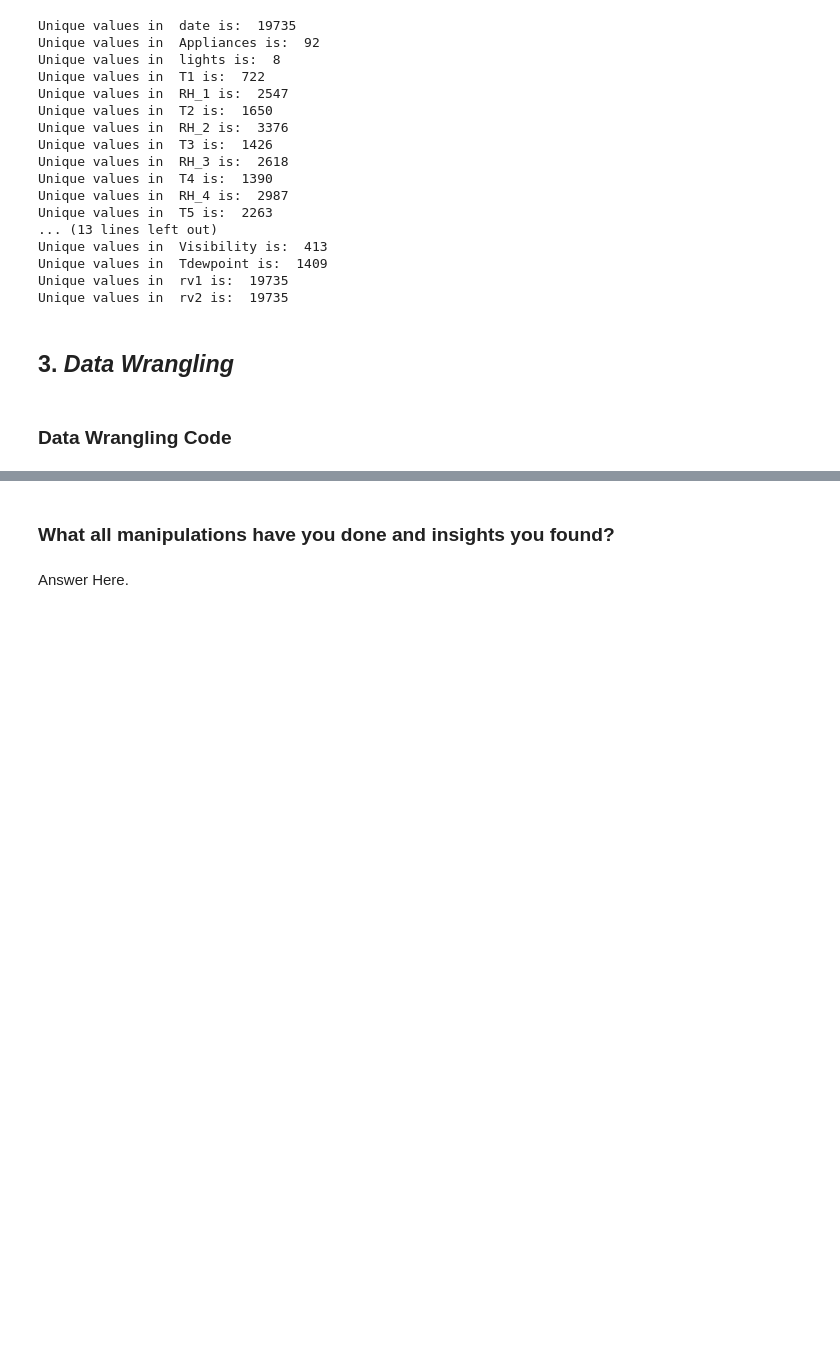
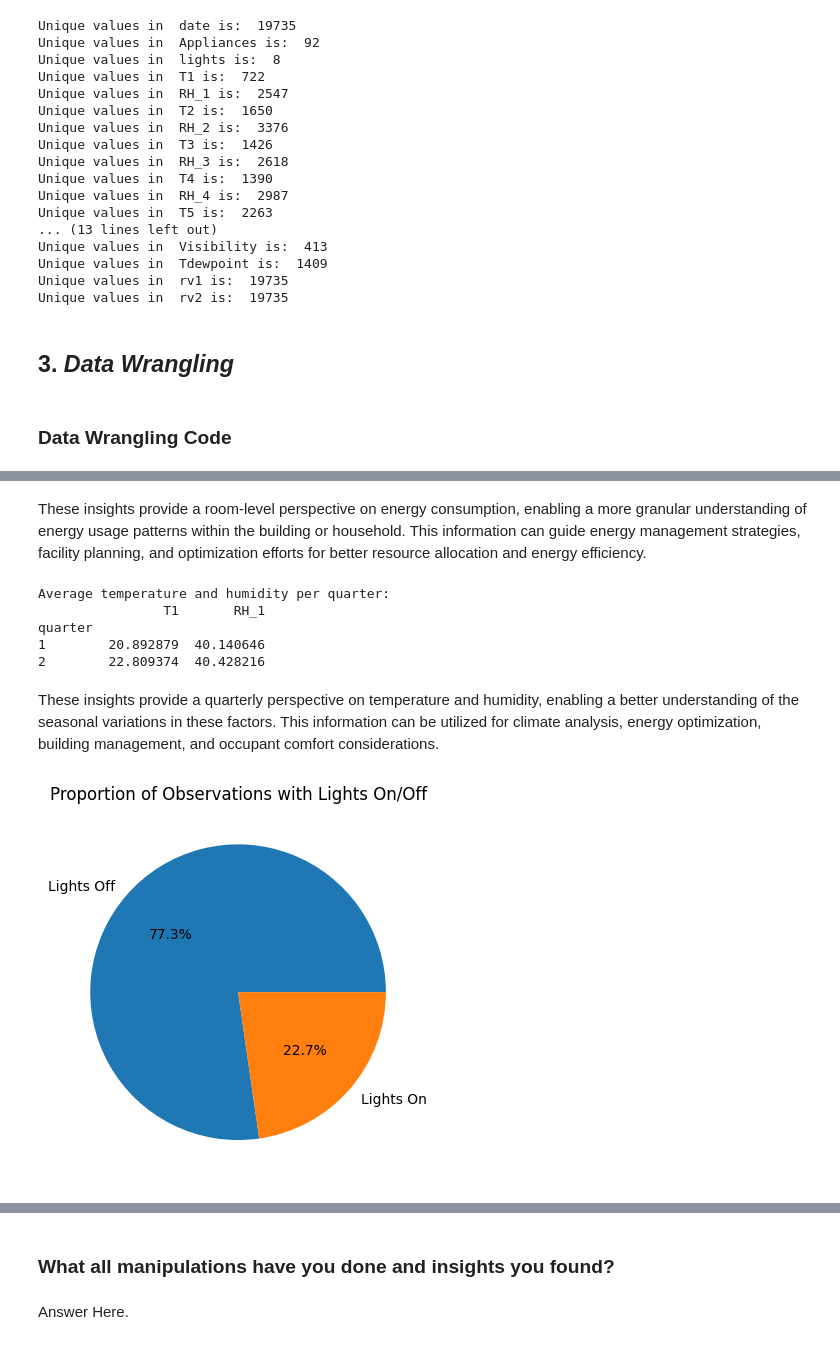
Before and after one commit to ruksz/EnergyPredictionML, a Jupyter notebook: ML_Capstone_Project_Appliance_Energy_Prediction_.ipynb, the cells around one changed output, grey strips where cells are left out. Drawn from its saved outputs; the diff is of its cells as text; code cells hidden in the pictures; blank space fills up the shorter version.

```diff
--- a/ML_Capstone_Project_Appliance_Energy_Prediction_.ipynb
+++ b/ML_Capstone_Project_Appliance_Energy_Prediction_.ipynb
@@ -108,7 +108,7 @@ Mounted at /content/drive
 ### Dataset First View
 # %%
 # Dataset First Look
-df = pd.read_csv('/content/drive/MyDrive/MLProject/data_application_energy.csv')
+dataframe_df = pd.read_csv('/content/drive/MyDrive/MLProject/data_application_energy.csv')
 # %% [markdown]
 ### Dataset Rows & Columns count
 # %%
@@ -466,0 +299,3 @@ selected_columns = ['T1', 'RH_1']
+# %%
+unnecessary_columns = ['rv1', 'rv2']  # unnecessary columns
+df = df.drop(unnecessary_columns, axis=1)
@@ -466,0 +312,28 @@ selected_columns = ['T1', 'RH_1']
+# %%
+# Extract date and time features from the 'date' column
+df['date'] = pd.to_datetime(df['date']) # Convert 'date' column to datetime format
+df['hour'] = df['date'].dt.hour  # Extract hour of the day
+df['date'] = pd.to_datetime(df['date']).dt.date  # Extract only the date part
+
+# Converting the date column to datetime format
+df['date'] = pd.to_datetime(df['date'])
+
+# Extracting features to capture seasonal patterns
+df['month'] = df['date'].dt.month
+df['quarter'] = df['date'].dt.quarter
+# %%
+# Calculate average energy consumption per day
+daily_energy_consumption = df.groupby('date')['Appliances'].mean()
+df = df.merge(daily_energy_consumption, on='date', how='left')
+df.rename(columns={'Appliances_y': 'avg_daily_energy_consumption'}, inplace=True)
+df.rename(columns={'Appliances_x': 'Appliances'}, inplace=True)
+
+# New column for the average temperature across all rooms
+df['Avg_Temperature'] = df[['T1', 'T2', 'T3', 'T4']].mean(axis=1)
+
+# difference between the indoor and outdoor temperature
+df['Temperature_Diff'] = df['Avg_Temperature'] - df['T_out']
+
+print('Average energy consumption per day:')
+print(daily_energy_consumption)
+print('\nMax Average energy consumption was:', daily_energy_consumption.max(), 'on day', daily_energy_consumption.idxmax().date())
@@ -466,0 +406,28 @@ selected_columns = ['T1', 'RH_1']
+# %% [markdown]
+ These insights provide a room-level perspective on energy consumption, enabling a more granular understanding of energy usage patterns within the building or household. This information can guide energy management strategies, facility planning, and optimization efforts for better resource allocation and energy efficiency.
+# %%
+# Compute the average temperature and humidity per quarter
+quarterly_stats = df.groupby('quarter')[['T1', 'RH_1']].mean()
+print("\nAverage temperature and humidity per quarter:")
+print(quarterly_stats)
+# %% [output]
+Average temperature and humidity per quarter:
+                T1       RH_1
+quarter
+1        20.892879  40.140646
+2        22.809374  40.428216
+# %% [markdown]
+ These insights provide a quarterly perspective on temperature and humidity, enabling a better understanding of the seasonal variations in these factors. This information can be utilized for climate analysis, energy optimization, building management, and occupant comfort considerations.
+# %%
+#Creating binary column indicating if the lights were turned on or off
+df['Lights_On'] = df['lights'].apply(lambda x: 1 if x > 0 else 0)
+
+# Counting the number of observations where lights are on/off
+lights_counts = df['Lights_On'].value_counts()
+
+# Creating a pie chart
+plt.pie(lights_counts, labels=['Lights Off', 'Lights On'], autopct='%1.1f%%')
+plt.title('Proportion of Observations with Lights On/Off')
+plt.show()
+# %% [output]
+[figure, added]
```
Also changed, not shown: parts of 47 cells of this notebook.
